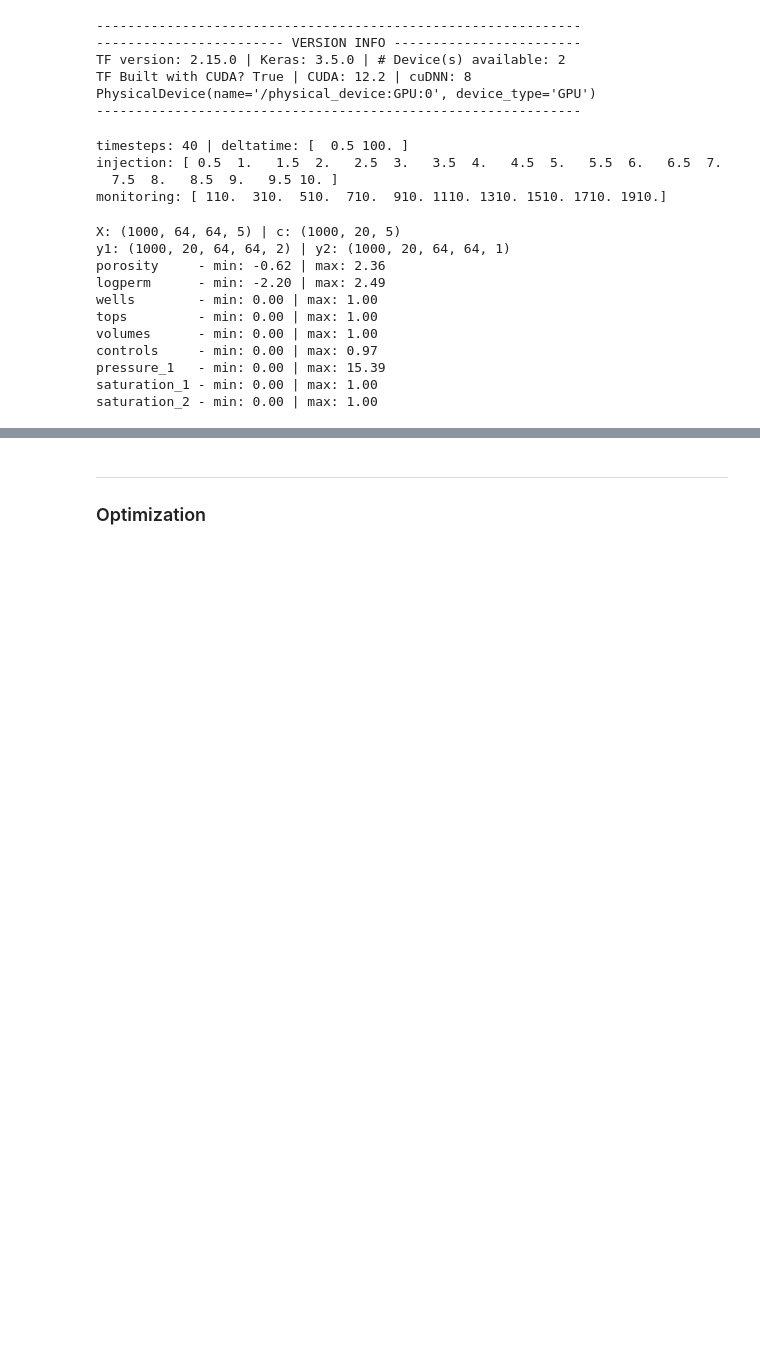
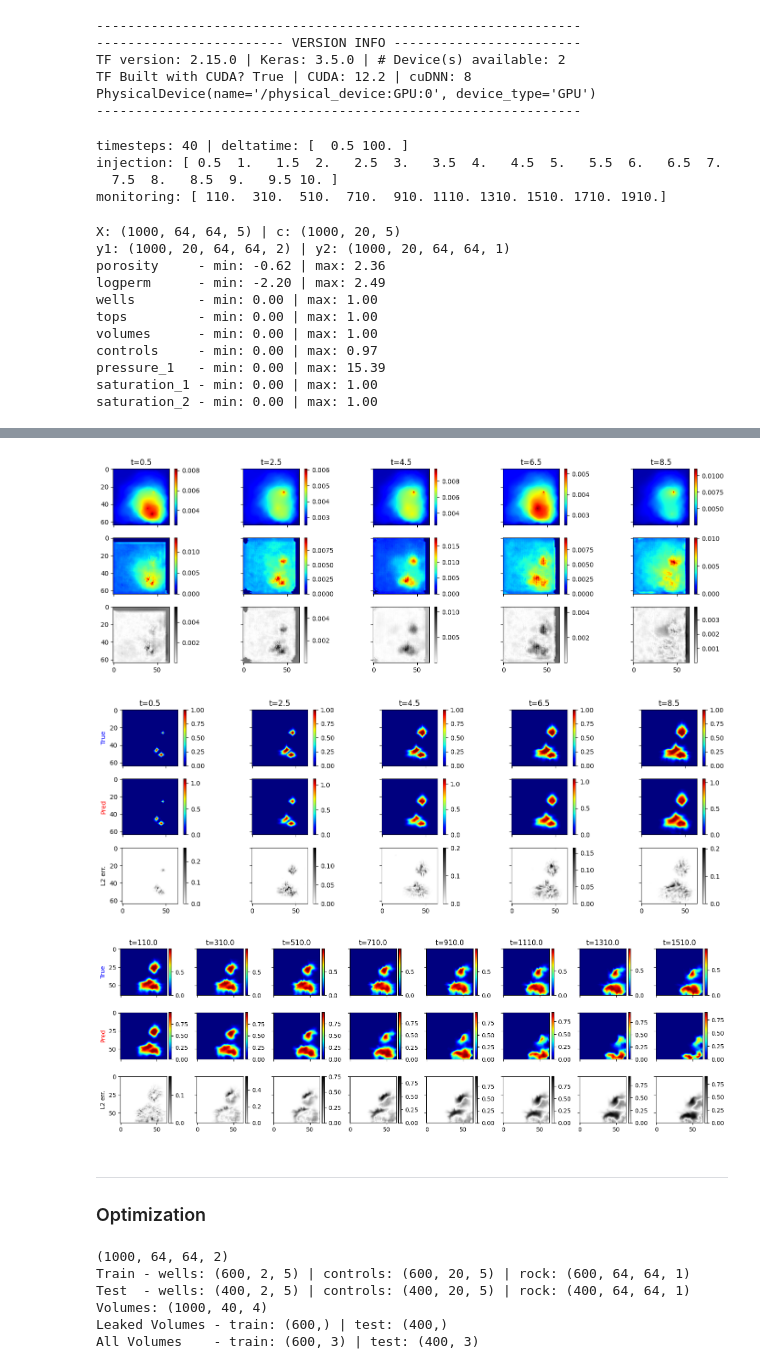
Before and after one commit to misaelmmorales/Placement-Control-Optim-CO2, a Jupyter notebook: pix2vid-opt.ipynb, the cells around one changed output, grey strips where cells are left out. Cells and saved outputs as stored; diff of their text form; code cells hidden in the pictures; blank space fills up the shorter version.

```diff
--- a/pix2vid-opt.ipynb
+++ b/pix2vid-opt.ipynb
@@ -73,8 +76,8 @@ saturation_2 - min: 0.00 | max: 1.00
 train_idx = np.load('{}/models/training_idx.npy'.format(folder))
 test_idx  = np.setdiff1d(range(len(X_data)), train_idx)
 
-tridx = train_idx[:20]
-teidx = test_idx[:20]
+tridx = train_idx[:50]
+teidx = test_idx[:50]
 
 X_train  = tf.cast(X_data[tridx], tf.float32)
 c_train  = tf.cast(c_data[tridx], tf.float32)
@@ -88,8 +91,8 @@ y2_test = tf.cast(y2_data[teidx], tf.float32)
 # %%
 model_inj, model_mon = make_model(hidden=HIDDEN, nt1=NT1, nt2=NT2)
 
-model_inj.load_weights('models/pix2vid-v2-inj.weights.h5')
-model_mon.load_weights('models/pix2vid-v2-mon.weights.h5')
+model_inj.load_weights('{}/models/pix2vid-v2-inj.weights.h5'.format(folder))
+model_mon.load_weights('{}/models/pix2vid-v2-mon.weights.h5'.format(folder))
 
 y1_train_pred = model_inj.predict([X_train, c_train], verbose=False)
 y2_train_pred = model_mon.predict([X_train, c_train], verbose=False)
@@ -117,10 +127,10 @@ print('Test - y1: {} | y2: {}'.format(y1_test_pred.shape, y2_test_pred.shape))
 # %%
-sample = 13
+sample = 43
 
-fig, axs = plt.subplots(3, 10, figsize=(15,5), sharex=True, sharey=True)
-for j in range(10):
+fig, axs = plt.subplots(3, 5, figsize=(15,5), sharex=True, sharey=True)
+for j in range(5):
     ax1, ax2, ax3 = axs[0,j], axs[1,j], axs[2,j]
-    k = j*2
+    k = j*4
 
     t = y1_train[sample, k, ..., 0]
     p = y1_train_pred[sample, k, ..., 0]
@@ -135,40 +145,50 @@ for j in range(10):
 plt.tight_layout()
 plt.show()
 
-fig, axs = plt.subplots(3, 10, figsize=(15,5), sharex=True, sharey=True)
-for j in range(10):
+fig, axs = plt.subplots(3, 5, figsize=(15,5), sharex=True, sharey=True)
+for j in range(5):
     ax1, ax2, ax3 = axs[0,j], axs[1,j], axs[2,j]
-    k = j*2
+    k = j*4
 
     t = y1_train[sample, k, ..., 1]
     p = y1_train_pred[sample, k, ..., 1]
     e = np.linalg.norm(t.reshape(1,64,64)-p.reshape(1,64,64), axis=0)
 
     im1 = ax1.imshow(t, cmap='jet')
     im2 = ax2.imshow(p, cmap='jet')
     im3 = ax3.imshow(e, cmap='binary')
+    ax1.set_ylabel('True', color='b') if j==0 else None
+    ax2.set_ylabel('Pred', color='r') if j==0 else None
+    ax3.set_ylabel('L2 err.', color='k') if j==0 else None
     [plt.colorbar(ii, pad=0.04, fraction=0.046) for ii in [im1,im2,im3]]
     ax1.set_title('t={}'.format(timesteps[k]))
 
 plt.tight_layout()
 plt.show()
 
 fig, axs = plt.subplots(3, 8, figsize=(15,5), sharex=True, sharey=True)
 for j in range(8):
     ax1, ax2, ax3 = axs[0,j], axs[1,j], axs[2,j]
 
     t = y2_train[sample, j, ..., -1]
     p = y2_train_pred[sample, j, ..., -1]
     e = np.linalg.norm(t.reshape(1,64,64)-p.reshape(1,64,64), axis=0)
 
     im1 = ax1.imshow(t, cmap='jet')
     im2 = ax2.imshow(p, cmap='jet')
     im3 = ax3.imshow(e, cmap='binary')
+    ax1.set_ylabel('True', color='b') if j==0 else None
+    ax2.set_ylabel('Pred', color='r') if j==0 else None
+    ax3.set_ylabel('L2 err.', color='k') if j==0 else None
     [plt.colorbar(ii, pad=0.04, fraction=0.046) for ii in [im1,im2,im3]]
     ax1.set_title('t={}'.format(timesteps_mon[j]))
 
 plt.tight_layout()
 plt.show()
+# %% [output]
+[figure, added]
+[figure, added]
+[figure, added]
 # %%
 hues = ['tab:blue', 'tab:orange', 'tab:green', 'tab:red', 'tab:purple']
 plt.figure(figsize=(15,7.5))
@@ -209,0 +221,47 @@ plt.show()
+# %%
+pmin, pmax = X_data[...,0].min(), X_data[...,0].max()
+kmin, kmax = X_data[...,1].min(), X_data[...,1].max()
+p = (X_data[...,0] - pmin) / (pmax - pmin)
+k = (X_data[...,1] - kmin) / (kmax - kmin)
+R_data = np.stack([p,k], -1)
+print(R_data.shape)
+
+ww = np.zeros((NUM_REALIZATIONS,5,2))
+nwlist = []
+for i in range(NUM_REALIZATIONS):
+    w = np.argwhere(X_data[i,...,2]) / 55
+    nw = len(w)
+    nwlist.append(nw)
+    ww[i,:nw] = w
+ww = np.moveaxis(ww, -1, 1)
+
+ww_train = tf.cast(ww[train_idx], tf.float32)
+cc_train = tf.cast(c_data[train_idx], tf.float32)
+rr_train = tf.cast(np.expand_dims(X_data[train_idx,...,0],-1), tf.float32)
+print('Train - wells: {} | controls: {} | rock: {}'.format(ww_train.shape, cc_train.shape, rr_train.shape))
+
+ww_test = tf.cast(ww[test_idx], tf.float32)
+cc_test = tf.cast(c_data[test_idx], tf.float32)
+rr_test = tf.cast(np.expand_dims(X_data[test_idx,...,0],-1), tf.float32)
+print('Test  - wells: {} | controls: {} | rock: {}'.format(ww_test.shape, cc_test.shape, rr_test.shape))
+
+########## freeVol, trappedVol, leakedVol, totVol ##########
+volumes = np.load('{}/data/volumes.npy'.format(folder))
+print('Volumes: {}'.format(volumes.shape))
+
+leakedVols = volumes[:,-1,2] / 35
+leaked_train = tf.cast(leakedVols[train_idx], tf.float32)
+leaked_test  = tf.cast(leakedVols[test_idx], tf.float32)
+print('Leaked Volumes - train: {} | test: {}'.format(leaked_train.shape, leaked_test.shape))
+
+allVols = volumes[:,-1,:-1] / 35
+allVols_train = tf.cast(allVols[train_idx], tf.float32)
+allVols_test  = tf.cast(allVols[test_idx], tf.float32)
+print('All Volumes    - train: {} | test: {}'.format(allVols_train.shape, allVols_test.shape))
+# %% [output]
+(1000, 64, 64, 2)
+Train - wells: (600, 2, 5) | controls: (600, 20, 5) | rock: (600, 64, 64, 1)
+Test  - wells: (400, 2, 5) | controls: (400, 20, 5) | rock: (400, 64, 64, 1)
+Volumes: (1000, 40, 4)
+Leaked Volumes - train: (600,) | test: (400,)
+All Volumes    - train: (600, 3) | test: (400, 3)
```
Also changed, not shown: parts of 18 cells of this notebook, 7 other files.
